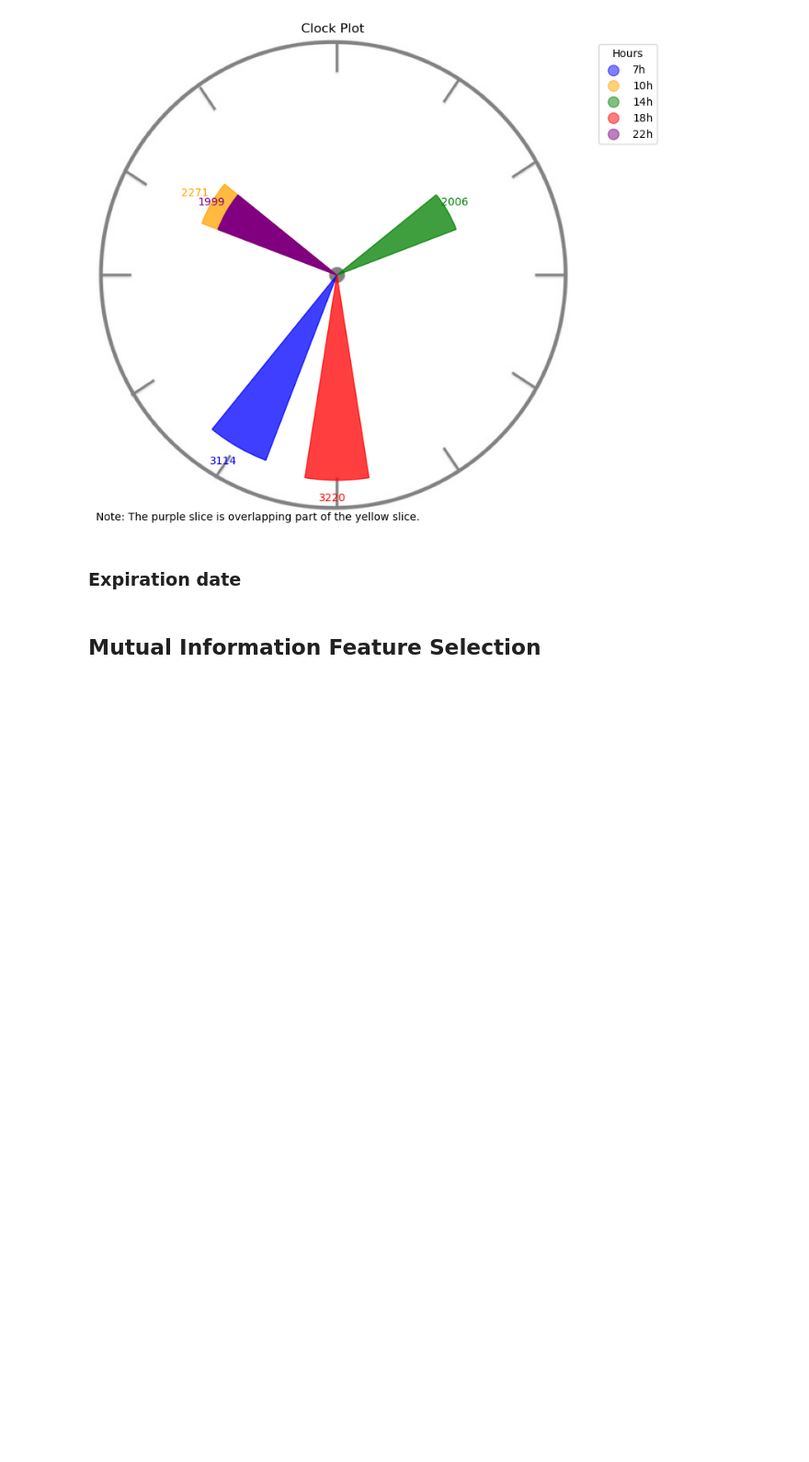
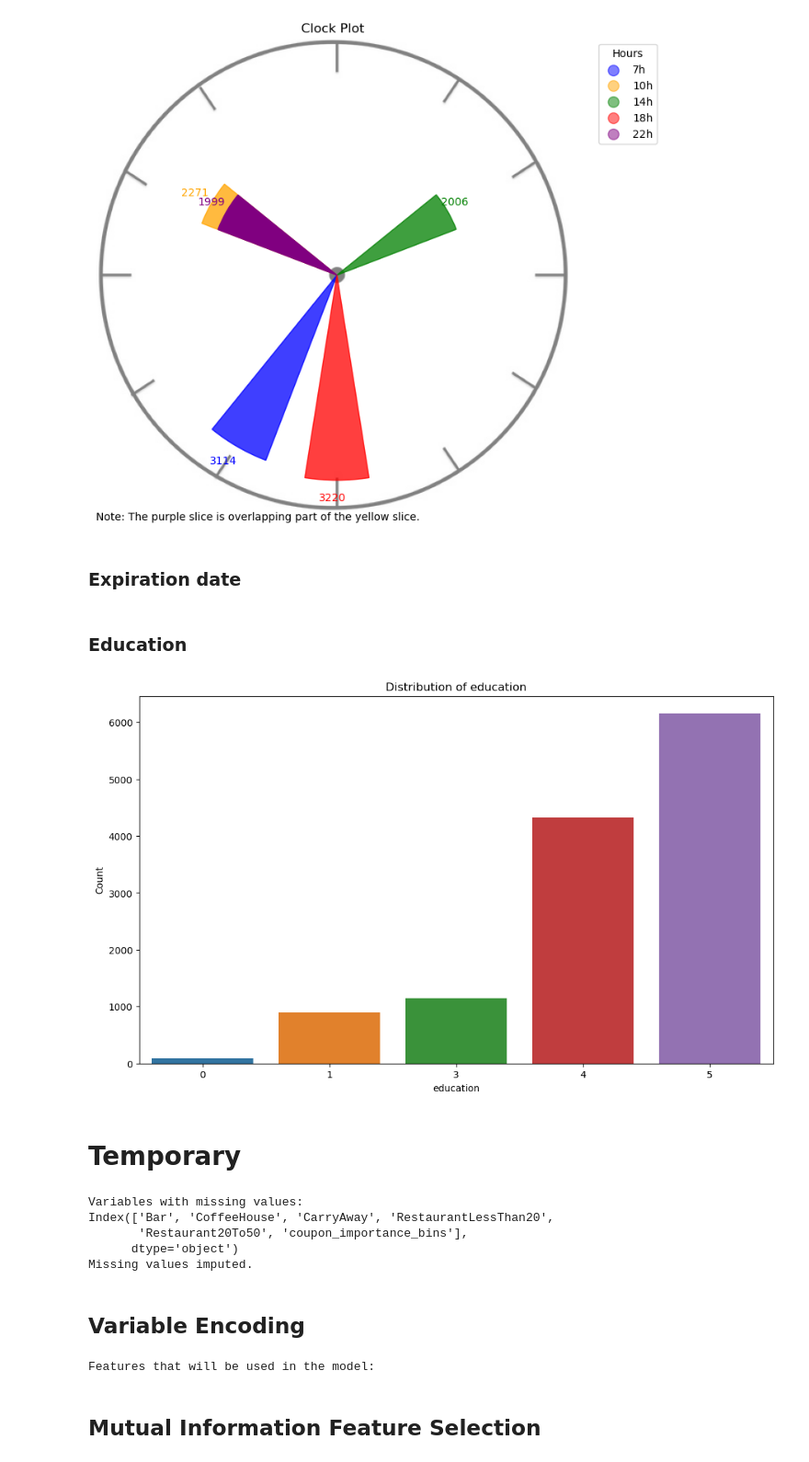
Before and after one commit to leobt23/Data_Mining, a Jupyter notebook: 1_eda/caria.ipynb, the cells around one changed output. Shown at 92% size. Cells and saved outputs as stored; diff of their text form; code cells hidden in the pictures; blank space fills up the shorter version.

```diff
--- a/1_eda/caria.ipynb
+++ b/1_eda/caria.ipynb
@@ -633,3 +633,74 @@ plt.show()
 # 1: 1d
 
 df_test1['expiration_binary'] = df_test1['expiration'].apply(lambda x: 0 if x == '2h' else 1)
+# %% [markdown]
+### Education
+# %%
+# defining its order
+custom_order_edu = ['Some High School', 'High School Graduate', 'Some College - no degree', 'Associates degree', 'Bachelors degree', 'Graduate degree']
+
+# let's transform the variable into an ordinal variable
+# 0: Some High School
+# 1: High School Graduate
+# 2: Some College - no degree
+# 3: Associates degree
+# 4: Bachelors degree
+# 5: Graduate degree
+
+df_test1['education'] = df_test1['education'].apply(lambda x: 0 if x == 'Some High School' else (1 if x == 'High School Graduate' else (2 if x == 'Some College - no degree' else (3 if x == 'Associates degree' else (4 if x == 'Bachelors degree' else 5)))))
+
+# let's check education distribution
+plt.figure(figsize=(12, 7))
+sns.countplot(x='education', data=df_test1)
+plt.xlabel('education')
+plt.ylabel('Count')
+plt.title('Distribution of education')
+plt.show()
+# %% [output]
+[figure, added]
+# %% [markdown]
+# Temporary
+# %%
+######### this is to be removed since it will have been done previously to this later on #########
+# first, which variables have missing values?
+print('Variables with missing values:')
+mv_variables = df_test1.columns[df_test1.isnull().any()]
+print(mv_variables)
+# imputing missing values with the mode
+for mv_variable in mv_variables:
+    df_test1[mv_variable].fillna(df_test1[mv_variable].mode()[0], inplace=True)
+print('Missing values imputed.')
+######### this is to be removed since it will have been done previously to this later on #########
+# %% [output]
+Variables with missing values:
+Index(['Bar', 'CoffeeHouse', 'CarryAway', 'RestaurantLessThan20',
+       'Restaurant20To50', 'coupon_importance_bins'],
+      dtype='object')
+Missing values imputed.
+# %% [markdown]
+## Variable Encoding
+# %%
+# THINGS TO DO YET TO BE DONE:
+# - CREATE OCCUPATION_TAXONOMY and list it
+# - create EDUCATION_TAXONOMY and list it
+# - analyze income, and switch it from 0,1,...,8 to something more appropriate: maybe interval means?
+
+# handpicked list of numerical features
+numerical_features = ['age','income','to_coupon','tax_age','mean_CoffeeHouse','mean_CarryAway','mean_RestaurantLessThan20','mean_Restaurant20To50','mean_Bar','coupon_freq_total','coupon_importance','time_values','time_sin','time_cos']
+
+# handpicked list of categorical features
+categorical_features = ['destination', 'passanger','weather', 'temperature', 'time','coupon','expiration','gender','maritalStatus','education','occupation','Bar','CoffeeHouse','CarryAway','RestaurantLessThan20','Restaurant20To50']
+
+# handpicked list of binary features
+binary_features = ['has_children','direction_same','expiration_binary']
+
+# Grouping the different dataset lists
+# variables that won't be used in the model
+not_used_features = ['coupon_importance_bins','mean_CoffeeHouse','mean_CarryAway','mean_RestaurantLessThan20','mean_Restaurant20To50','mean_Bar','expiration']
+
+# important features
+print('Features that will be used in the model:')
+features = numerical_features + categorical_features + binary_features
+features = [feature for feature in features if feature not in not_used_features]
+# %% [output]
+Features that will be used in the model:
```
Also changed, not shown: parts of 13 cells of this notebook, 1 other file.
